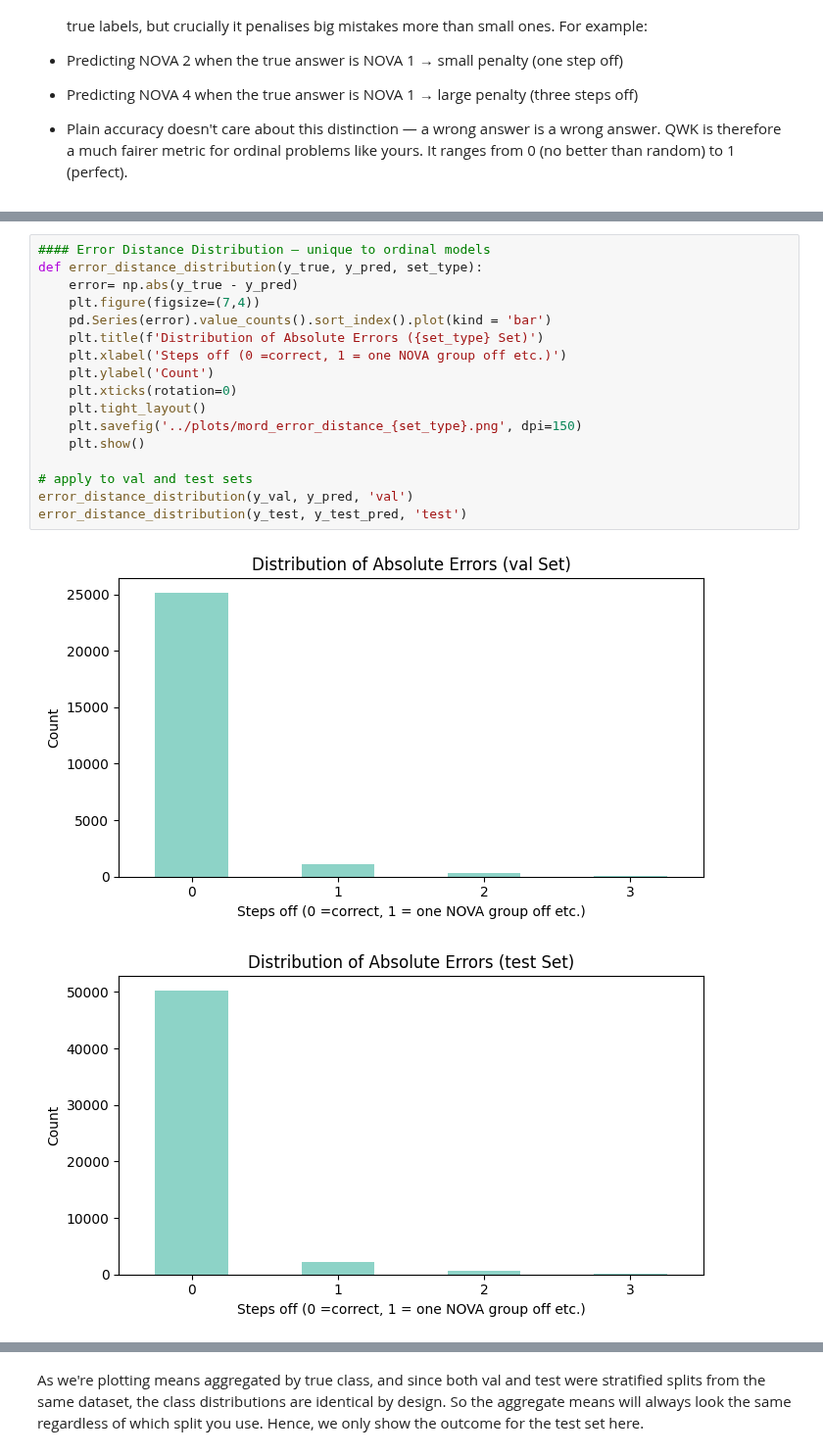
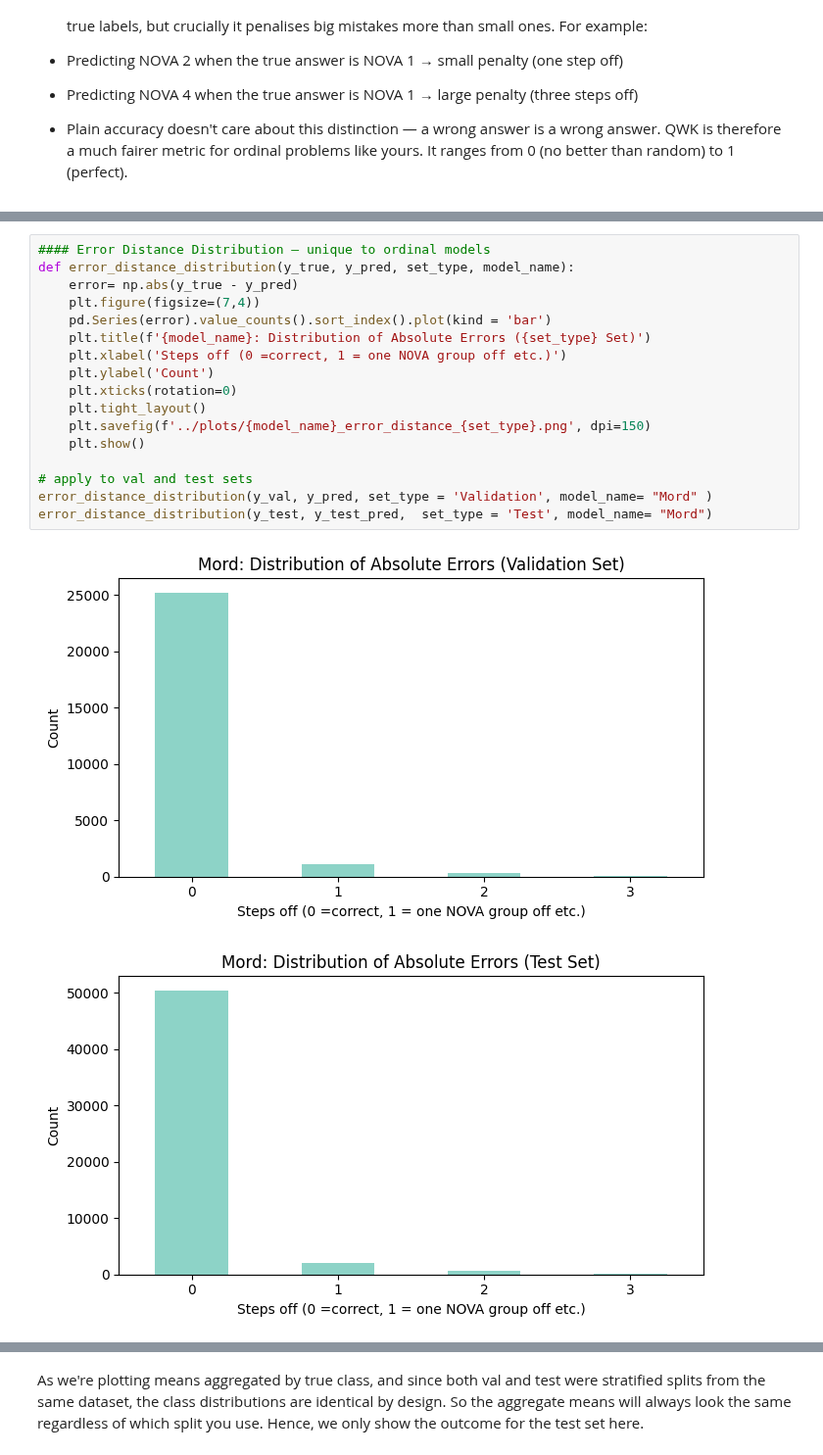
Before and after one commit to SofieBT2/DataScience2026, a Jupyter notebook: src/Modelling.ipynb, the cells around one changed output, grey strips where cells are left out. Shown at 98% size. Saved outputs shown, nothing was run; the diff lists cells and outputs as text.

```diff
--- a/src/Modelling.ipynb
+++ b/src/Modelling.ipynb
@@ -807,22 +807,22 @@ plot_confusion_matrix(y_test, y_test_pred, 'Test')
 # %%
 #### Error Distance Distribution — unique to ordinal models
-def error_distance_distribution(y_true, y_pred, set_type):
+def error_distance_distribution(y_true, y_pred, set_type, model_name):
     error= np.abs(y_true - y_pred)
     plt.figure(figsize=(7,4))
     pd.Series(error).value_counts().sort_index().plot(kind = 'bar')
-    plt.title(f'Distribution of Absolute Errors ({set_type} Set)')
+    plt.title(f'{model_name}: Distribution of Absolute Errors ({set_type} Set)')
     plt.xlabel('Steps off (0 =correct, 1 = one NOVA group off etc.)')
     plt.ylabel('Count')
     plt.xticks(rotation=0)
     plt.tight_layout()
-    plt.savefig('../plots/mord_error_distance_{set_type}.png', dpi=150)
+    plt.savefig(f'../plots/{model_name}_error_distance_{set_type}.png', dpi=150)
     plt.show()
 
 # apply to val and test sets
-error_distance_distribution(y_val, y_pred, 'val')
-error_distance_distribution(y_test, y_test_pred, 'test')
+error_distance_distribution(y_val, y_pred, set_type = 'Validation', model_name= "Mord" )
+error_distance_distribution(y_test, y_test_pred,  set_type = 'Test', model_name= "Mord")
 # %% [output]
-[figure, old version]
+[figure, new version]
-[figure, old version]
+[figure, new version]
 # %%
 #### Predicted Probability Distirbutions function
```
Also changed, not shown: parts of 21 cells of this notebook, 8 other files.
